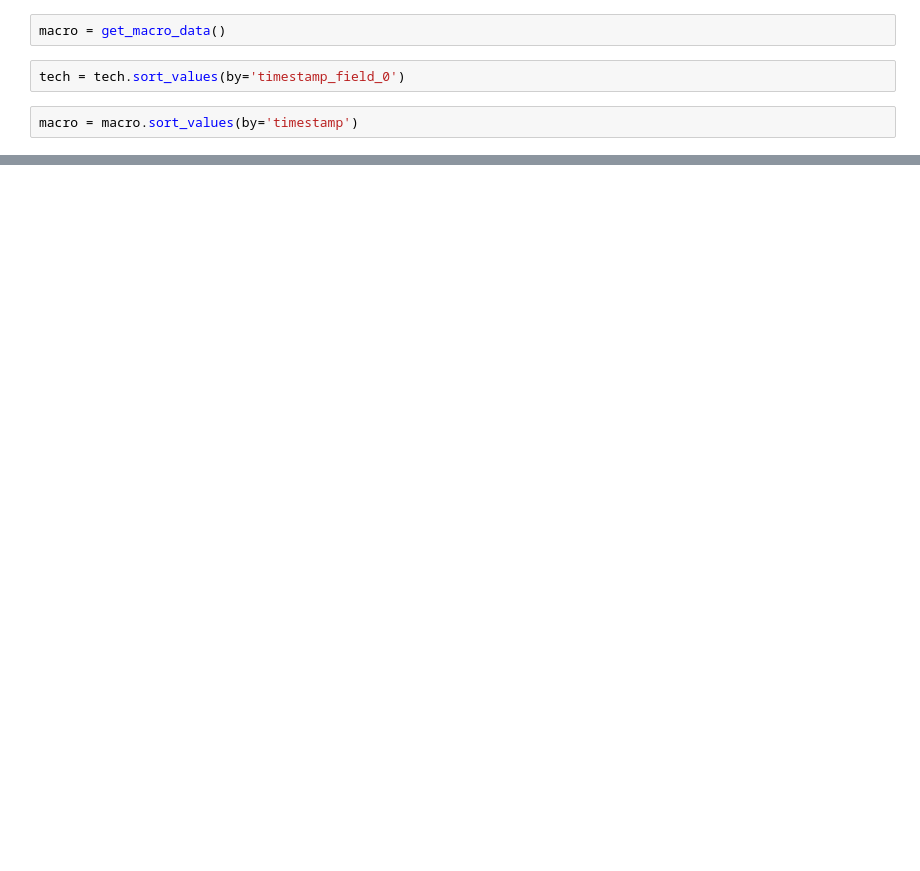
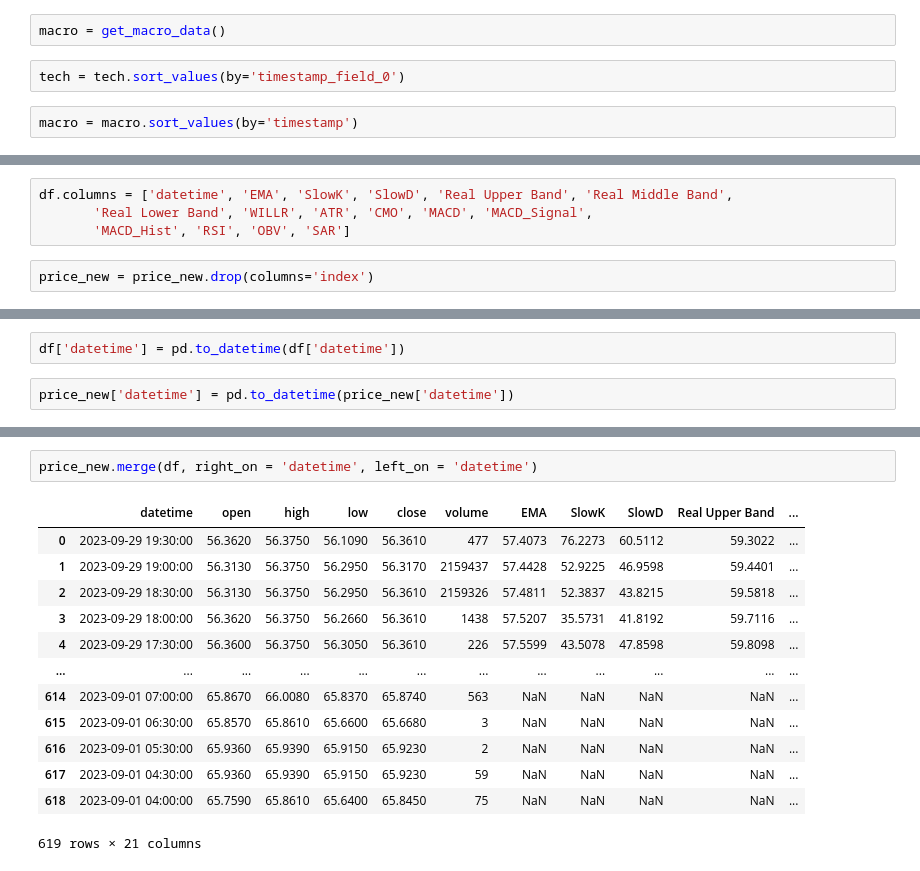
Before and after one commit to oscarthse/portfolio_manager, a Jupyter notebook: MSFT.ipynb, the cells around one changed output, grey strips where cells are left out. Drawn from its saved outputs; the diff is of its cells as text; blank space fills up the shorter version.

```diff
--- a/MSFT.ipynb
+++ b/MSFT.ipynb
@@ -247,0 +661,6 @@ model.evaluate(X_te_w, y_te_w)
+# %%
+df.columns = ['datetime', 'EMA', 'SlowK', 'SlowD', 'Real Upper Band', 'Real Middle Band',
+       'Real Lower Band', 'WILLR', 'ATR', 'CMO', 'MACD', 'MACD_Signal',
+       'MACD_Hist', 'RSI', 'OBV', 'SAR']
+# %%
+price_new = price_new.drop(columns='index')
@@ -247,0 +669,4 @@ model.evaluate(X_te_w, y_te_w)
+# %%
+df['datetime'] = pd.to_datetime(df['datetime'])
+# %%
+price_new['datetime'] = pd.to_datetime(price_new['datetime'])
@@ -247,0 +689,16 @@ model.evaluate(X_te_w, y_te_w)
+# %%
+price_new.merge(df, right_on = 'datetime', left_on = 'datetime')
+# %% [output]
+|  | datetime | open | high | low | close | volume | EMA | SlowK | SlowD | Real Upper Band | ... |
+| 0 | 2023-09-29 19:30:00 | 56.3620 | 56.3750 | 56.1090 | 56.3610 | 477 | 57.4073 | 76.2273 | 60.5112 | 59.3022 | ... |
+| 1 | 2023-09-29 19:00:00 | 56.3130 | 56.3750 | 56.2950 | 56.3170 | 2159437 | 57.4428 | 52.9225 | 46.9598 | 59.4401 | ... |
+| 2 | 2023-09-29 18:30:00 | 56.3130 | 56.3750 | 56.2950 | 56.3610 | 2159326 | 57.4811 | 52.3837 | 43.8215 | 59.5818 | ... |
+| 3 | 2023-09-29 18:00:00 | 56.3620 | 56.3750 | 56.2660 | 56.3610 | 1438 | 57.5207 | 35.5731 | 41.8192 | 59.7116 | ... |
+| 4 | 2023-09-29 17:30:00 | 56.3600 | 56.3750 | 56.3050 | 56.3610 | 226 | 57.5599 | 43.5078 | 47.8598 | 59.8098 | ... |
+| ... | ... | ... | ... | ... | ... | ... | ... | ... | ... | ... | ... |
+| 614 | 2023-09-01 07:00:00 | 65.8670 | 66.0080 | 65.8370 | 65.8740 | 563 | NaN | NaN | NaN | NaN | ... |
+| 615 | 2023-09-01 06:30:00 | 65.8570 | 65.8610 | 65.6600 | 65.6680 | 3 | NaN | NaN | NaN | NaN | ... |
+| 616 | 2023-09-01 05:30:00 | 65.9360 | 65.9390 | 65.9150 | 65.9230 | 2 | NaN | NaN | NaN | NaN | ... |
+| 617 | 2023-09-01 04:30:00 | 65.9360 | 65.9390 | 65.9150 | 65.9230 | 59 | NaN | NaN | NaN | NaN | ... |
+| 618 | 2023-09-01 04:00:00 | 65.7590 | 65.8610 | 65.6400 | 65.8450 | 75 | NaN | NaN | NaN | NaN | ... |
+619 rows × 21 columns
```
Also changed, not shown: parts of 125 cells of this notebook, 5 other files.
